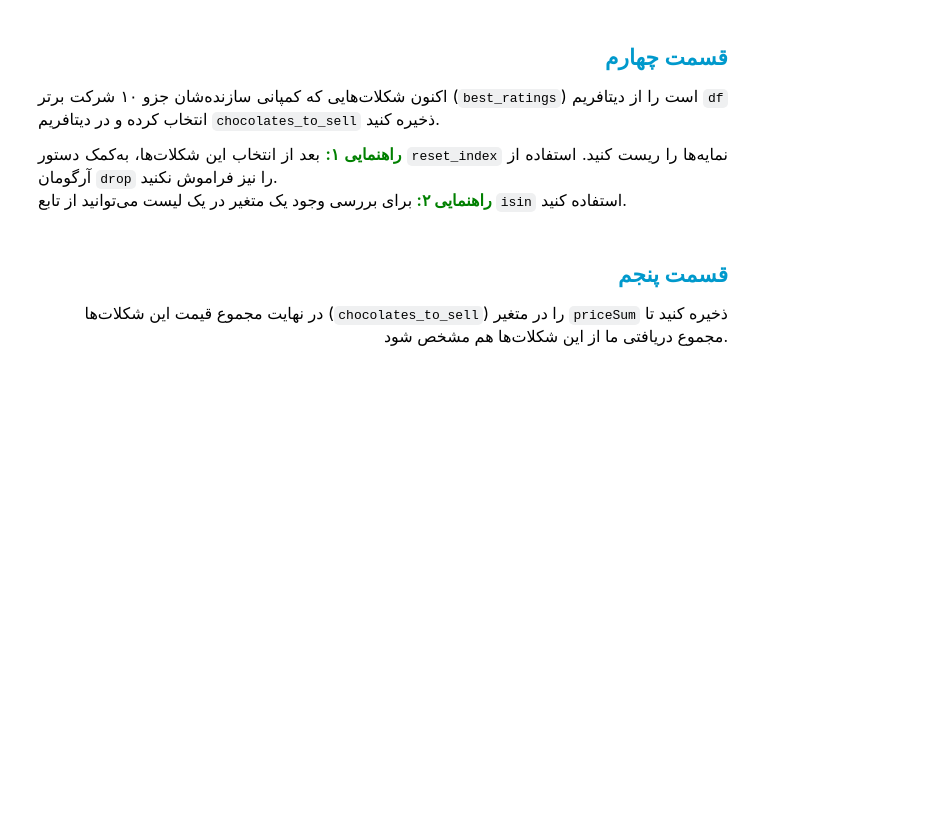
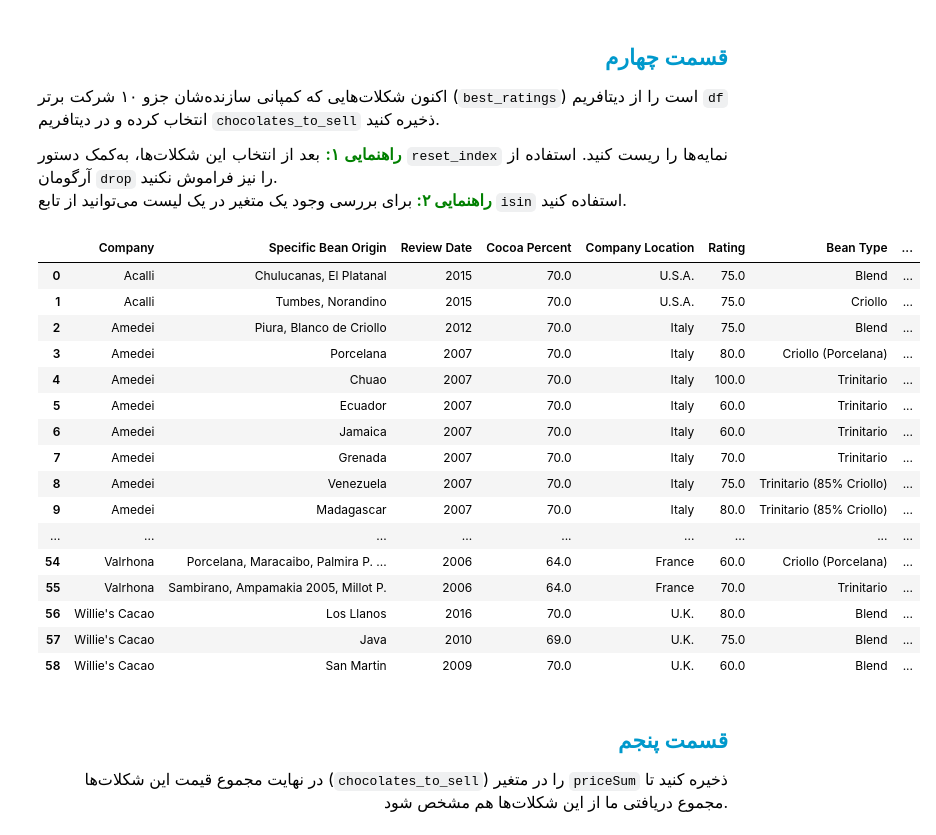
Before and after one commit to mahajialirezaei/Chocolate-problems-Step-Three, a Jupyter notebook: project1_step3.ipynb, the cells around one changed output. Saved outputs shown, nothing was run; the diff lists cells and outputs as text; code cells hidden in the pictures; blank space fills up the shorter version.

```diff
--- a/project1_step3.ipynb
+++ b/project1_step3.ipynb
@@ -105,3 +145,7 @@ mean_ratings = None # To-Do
+# %%
+mean_ratings = companies[[2012, 2013, 2014, 2015, 2016, 2017]].mean(axis=1)
+mean_ratings.name = None
+mean_ratings.index.name = None
 # %% [markdown]
 <p dir=rtl style="direction: rtl;text-align: justify;line-height:200%;font-family:vazir;font-size:medium">
 <font face="vazirmatn" size=3>
@@ -119,0 +162,5 @@ best_ratings = None # To-Do
+# %%
+best_ratings = mean_ratings.reset_index().sort_values([0, 'index'], ascending=[False, True]).set_index("index").iloc[:10][0]
+best_ratings.name = None
+best_ratings.index.name = None
+best_ratings
@@ -145,3 +202,24 @@ chocolates_to_sell = None # To-Do
+# %%
+chocolates_to_sell = df[df.Company.isin(best_ratings.index)].reset_index(drop=True)
+chocolates_to_sell
+# %% [output]
+|  | Company | Specific Bean Origin | Review Date | Cocoa Percent | Company Location | Rating | Bean Type | ... |
+| 0 | Acalli | Chulucanas, El Platanal | 2015 | 70.0 | U.S.A. | 75.0 | Blend | ... |
+| 1 | Acalli | Tumbes, Norandino | 2015 | 70.0 | U.S.A. | 75.0 | Criollo | ... |
+| 2 | Amedei | Piura, Blanco de Criollo | 2012 | 70.0 | Italy | 75.0 | Blend | ... |
+| 3 | Amedei | Porcelana | 2007 | 70.0 | Italy | 80.0 | Criollo (Porcelana) | ... |
+| 4 | Amedei | Chuao | 2007 | 70.0 | Italy | 100.0 | Trinitario | ... |
+| 5 | Amedei | Ecuador | 2007 | 70.0 | Italy | 60.0 | Trinitario | ... |
+| 6 | Amedei | Jamaica | 2007 | 70.0 | Italy | 60.0 | Trinitario | ... |
+| 7 | Amedei | Grenada | 2007 | 70.0 | Italy | 70.0 | Trinitario | ... |
+| 8 | Amedei | Venezuela | 2007 | 70.0 | Italy | 75.0 | Trinitario (85% Criollo) | ... |
+| 9 | Amedei | Madagascar | 2007 | 70.0 | Italy | 80.0 | Trinitario (85% Criollo) | ... |
+| ... | ... | ... | ... | ... | ... | ... | ... | ... |
+| 54 | Valrhona | Porcelana, Maracaibo, Palmira P. ... | 2006 | 64.0 | France | 60.0 | Criollo (Porcelana) | ... |
+| 55 | Valrhona | Sambirano, Ampamakia 2005, Millot P. | 2006 | 64.0 | France | 70.0 | Trinitario | ... |
+| 56 | Willie's Cacao | Los Llanos | 2016 | 70.0 | U.K. | 80.0 | Blend | ... |
+| 57 | Willie's Cacao | Java | 2010 | 69.0 | U.K. | 75.0 | Blend | ... |
+| 58 | Willie's Cacao | San Martin | 2009 | 70.0 | U.K. | 60.0 | Blend | ... |
 # %% [markdown]
 <h2 align=right style="line-height:200%;font-family:vazir;color:#0099cc">
 <font face="vazirmatn" color="#0099cc">
```
Also changed, not shown: parts of 12 cells of this notebook, 7 other files.
